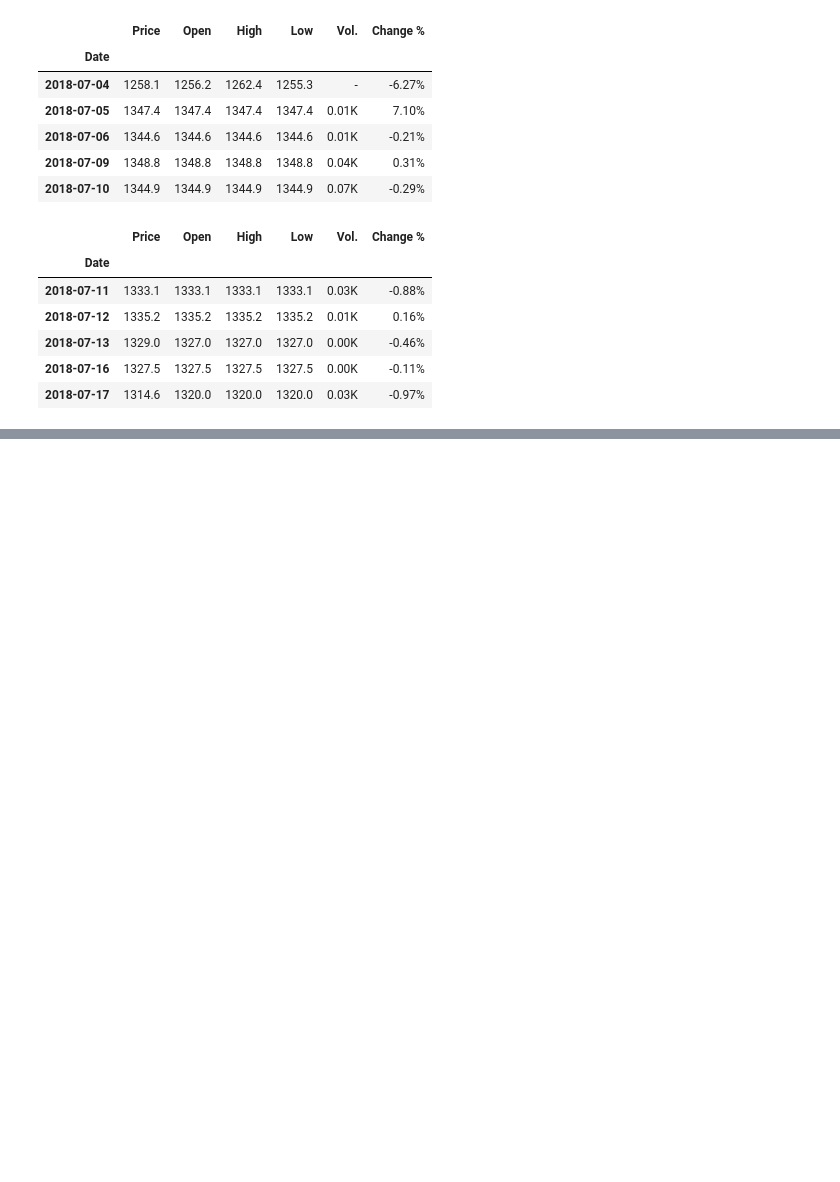
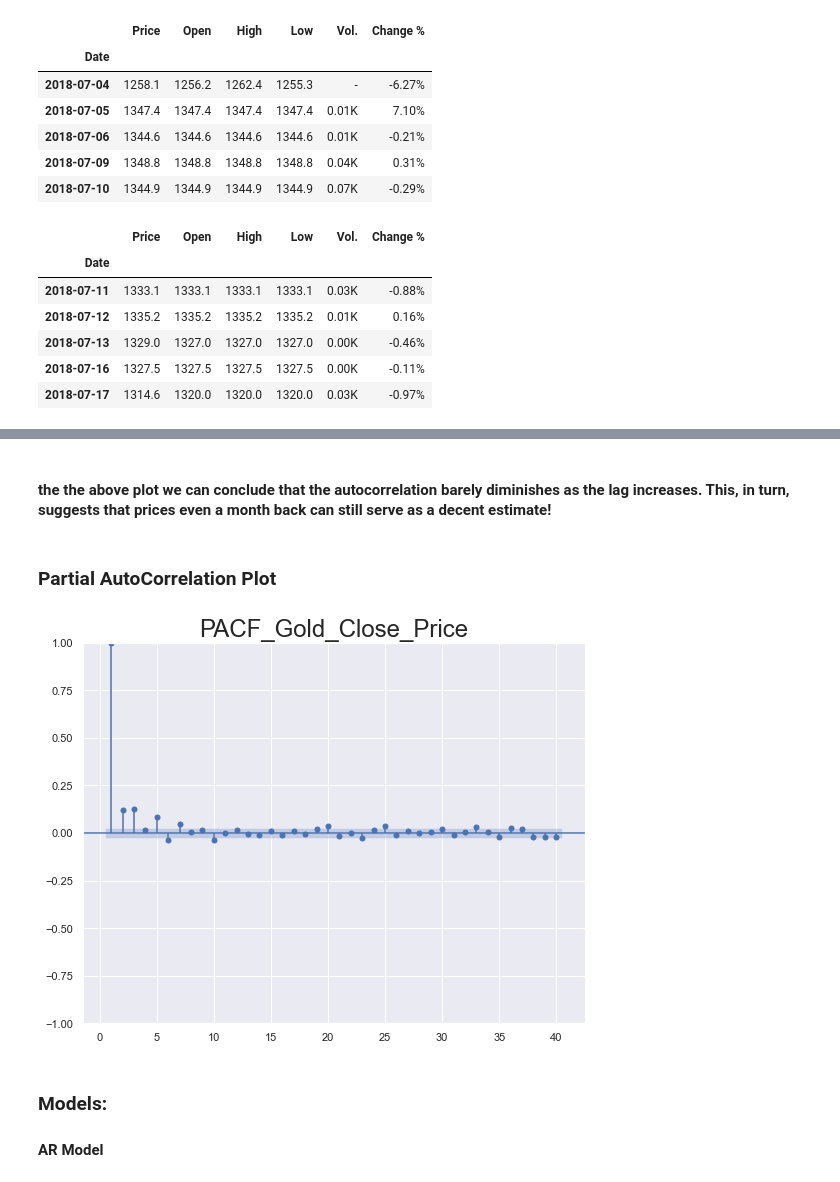
Before and after one commit to jaybfn/Gold_Price_Forecasting, a Jupyter notebook: model.ipynb, the cells around one changed output, grey strips where cells are left out. Cells and saved outputs as stored; diff of their text form; code cells hidden in the pictures; blank space fills up the shorter version.

```diff
--- a/model.ipynb
+++ b/model.ipynb
@@ -67,0 +103,14 @@ df_test.head()
+# %% [markdown]
+#### the the above plot we can conclude that the autocorrelation barely diminishes as the lag increases. This, in turn, suggests that prices even a month back can still serve as a decent estimate!
+# %% [markdown]
+### Partial AutoCorrelation Plot
+# %%
+sgt.plot_pacf(df_working.Price, lags = 40, zero = False, method = ('ols'))
+plt.title('PACF_Gold_Close_Price', size = 24)
+plt.show()
+# %% [output]
+[figure, added]
+# %% [markdown]
+### Models:
+
+#### AR Model
```
Also changed, not shown: parts of 16 cells of this notebook.
